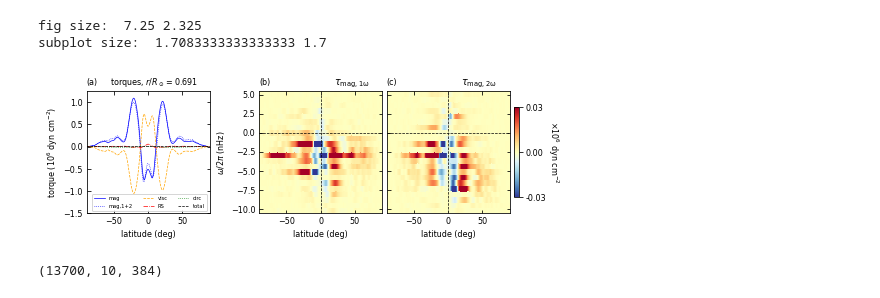
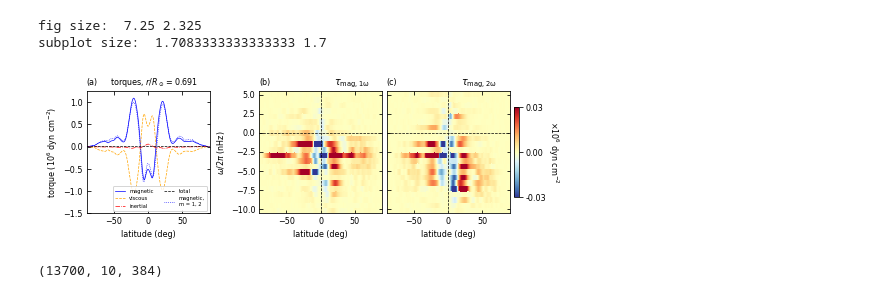
Before and after one commit to illorenzo7/Tacho_Letter_Plots_Part2, a Jupyter notebook: 00_magtorque_freq.ipynb, the cells around one changed output. Drawn from its saved outputs; the diff is of its cells as text; code cells hidden in the pictures.

Commit message:
torque figure updated again; removing appendix C

```diff
--- a/00_magtorque_freq.ipynb
+++ b/00_magtorque_freq.ipynb
@@ -73,6 +73,7 @@ diffrot = vp/gi['xx']/2/np.pi*1e9 # DR in nHz
 # other torques
 torque_rs = -vals[:, :, lut[1801]]
 torque_mc = -vals[:, :, lut[1802]] + vals[:, :, lut[1803]]
+torque_in = torque_rs+torque_mc
 
 torque_mag = torque_ms + torque_mm
 plt.figure()
@@ -299,20 +300,20 @@ ax3 = fig.add_axes((2*margin_left + 2*(subplot_width + margin_x), margin_bottom,
 # plot the torque at r = 0.691
 linewidth = 0.7
 plt.sca(ax1)
-plt.plot(tt_lat, torque_mag[:, rinds[ir0]]/1e6, 'b-', label='mag', linewidth=linewidth)
-plt.plot(tt_lat, np.sum(torque_spec_m[mmin:mmax+1,:], axis=0)/1e6, 'b:',\
-         label='mag,1+2', linewidth=linewidth)
-plt.plot(tt_lat, torque_v[:, rinds[ir0]]/1e6, label='visc', color='orange',\
+plt.plot(tt_lat, torque_mag[:, rinds[ir0]]/1e6, 'b-', label='magnetic', linewidth=linewidth)
+plt.plot(tt_lat, torque_v[:, rinds[ir0]]/1e6, label='viscous', color='orange',\
          linestyle='--', linewidth=linewidth)
 
 # Reynolds stress and meridional circulation
-plt.plot(tt_lat, torque_rs[:, rinds[ir0]]/1e6,'r-.',\
-         label='RS', linewidth=linewidth)
-plt.plot(tt_lat, torque_mc[:, rinds[ir0]]/1e6,'g:',\
-         label='circ', linewidth=linewidth)
+plt.plot(tt_lat, torque_in[:, rinds[ir0]]/1e6,'r-.',\
+         label='inertial', linewidth=linewidth)
+#plt.plot(tt_lat, torque_mc[:, rinds[ir0]]/1e6,'g:',\
+#         label='circ', linewidth=linewidth)
 # the sum
 plt.plot(tt_lat, (torque_v + torque_mag + torque_rs + torque_mc)[:, rinds[ir0]]/1e6,'k--',\
          label='total', linewidth=linewidth)
+plt.plot(tt_lat, np.sum(torque_spec_m[mmin:mmax+1,:], axis=0)/1e6, 'b:',\
+         label='magnetic,\nm = 1, 2', linewidth=linewidth)
 
 plt.minorticks_off()
 plt.tick_params(top=True, right=True, direction='in', which='both',labelsize=labelsize)
@@ -321,7 +322,7 @@ plt.xlabel('latitude (deg)', fontsize=labelsize)
 plt.xlim(-90, 90)
 the_unit = r'$10^6\ \rm{dyn\ cm^{-2}}$'
 plt.ylabel('torque (' + the_unit + ')', fontsize=labelsize)
-plt.legend(fontsize=0.65*labelsize, ncol=3, loc='lower right')
+plt.legend(fontsize=0.65*labelsize, ncol=2, loc='lower right')
 
 # make room for legend
 #ax1.set_ylim(-250, 125)
@@ -385,34 +386,34 @@ for ax in [ax1, ax2, ax3]:
 
 # add zero lines for frequency
 for ax in [ax2, ax3]:
     ax.plot(tt_lat, tt_lat*0, 'k--', linewidth=linewidth)
     freqvals = np.linspace(freqmin, freqmax, 100)
     ax.plot(np.zeros(100), freqvals, 'k--', linewidth=linewidth)
 
 iplot = 0
 nsigma = 2
 #for ax in [ax2, ax3]:
 for ax in []:
     ax.plot(tt_lat, tt_lat*0, 'k--', linewidth=linewidth)
 
     # plot the differential rotation too, and its deviation
 
     # also cut off the latitude because the poles go crazy
     latcut = 60.
     icut1, icut2 = np.argmin(np.abs(tt_lat+latcut)), np.argmin(np.abs(tt_lat-latcut))
     ax.plot(tt_lat[icut1:icut2+1], diffrot_mean[icut1:icut2+1]*(iplot+1), 'k:', linewidth=2*linewidth)
     #ax.plot(tt_lat[icut1:icut2+1], diffrot_min[icut1:icut2+1]*(iplot+1), 'k:', linewidth=1*linewidth)
     #ax.plot(tt_lat[icut1:icut2+1], diffrot_max[icut1:icut2+1]*(iplot+1), 'k:', linewidth=1*linewidth)
     ax.plot(tt_lat[icut1:icut2+1], (diffrot_mean + nsigma*diffrot_dev)[icut1:icut2+1]*(iplot+1),\
             'k:', linewidth=1*linewidth)
     ax.plot(tt_lat[icut1:icut2+1], (diffrot_mean - nsigma*diffrot_dev)[icut1:icut2+1]*(iplot+1),\
             'k:', linewidth=1*linewidth)
     iplot += 1
 
 plt.savefig('images/magtorque_freq.png', dpi=300)
 # make lineplot
 # %% [output]
-[figure, old version]
+[figure, new version]
 # %%
 np.shape(torque_spec)
 # %% [output]
```
Also changed, not shown: 1 other file.
